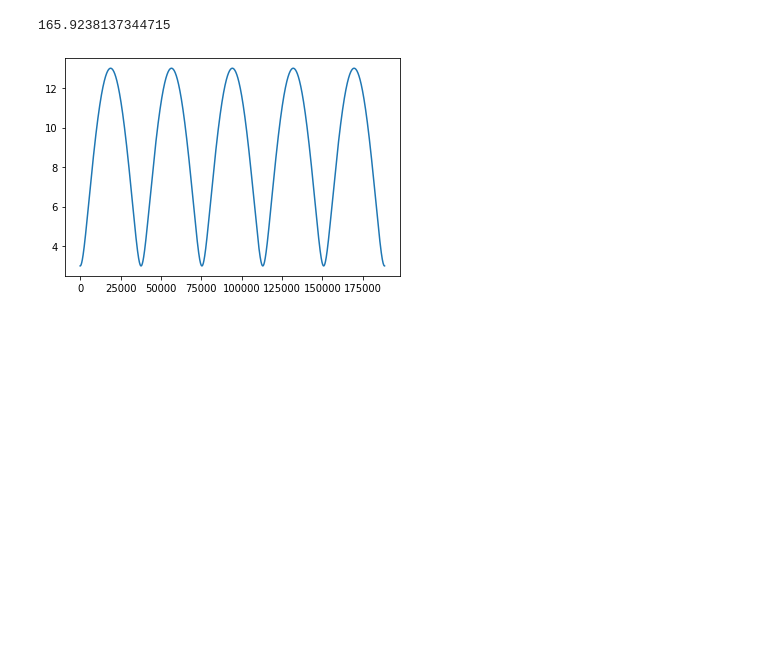
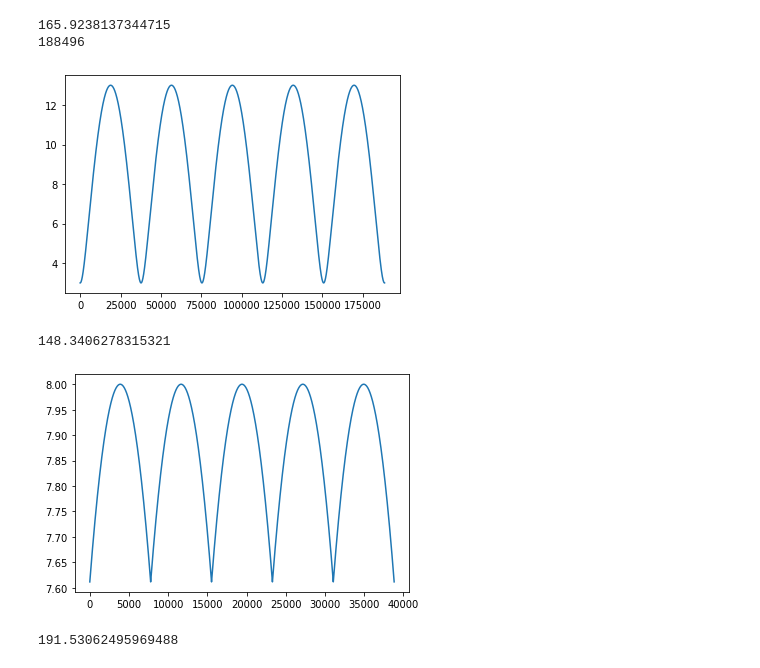
Before and after one commit to AndreCorreaSantos/Matmult-P1, a Jupyter notebook: integral.ipynb, the cells around one changed output. Drawn from its saved outputs; the diff is of its cells as text; code cells hidden in the pictures; blank space fills up the shorter version.

```diff
--- a/integral.ipynb
+++ b/integral.ipynb
@@ -25,6 +25,52 @@ def integra(lista,step):
 
 integral = integra(lista_pontos,step)
 print(integral)
+print(len(lista_pontos))
 # %% [output]
 165.9238137344715
+188496
 [figure]
+# %%
+min_dist = 7.6113
+
+
+
+def calcula_dist(p1,p2):
+    return sqrt(((p1[0]-p2[0])**2)+((p1[1]-p1[1])**2))
+
+def calcula_dist_centro(p1):
+    return sqrt((p1[0]**2)+(p1[1]**2))
+
+def funcao(t):
+    return (5*cos(t)-3*cos(8*t/3),5*sin(t)-3*sin(8*t/3))
+
+lista_dists_centro = []
+lista_pontos2 = []
+
+for i in range_t:
+    if calcula_dist_centro(funcao(i)) >= min_dist:
+        v = funcao(i)
+        lista_pontos2.append(v)
+        lista_dists_centro.append(calcula_dist_centro(v))
+
+plt.plot(lista_dists_centro)
+
+step2 = len(lista_pontos)*step/len(lista_dists_centro)
+
+area_interna = integra(lista_dists_centro,step2)
+print(area_interna)
+# %% [output]
+148.3406278315321
+[figure, added]
+# %%
+raio_max = max(lista_dists_centro)
+raio_min = min(lista_dists_centro)
+
+area_max = pi*(raio_max**2)
+area_min = pi*(raio_min**2)
+
+approx = (area_max+area_min)/2
+
+print(approx)
+# %% [output]
+191.53062495969488
```
Also changed, not shown: 1 other file.
